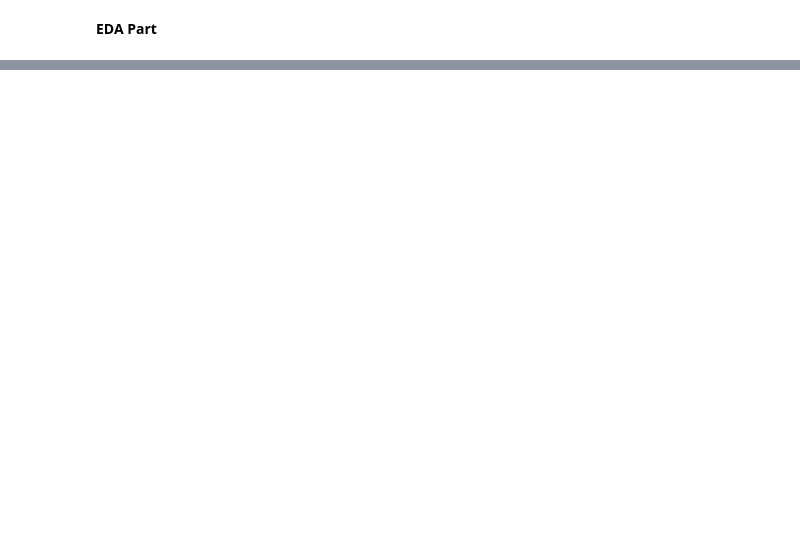
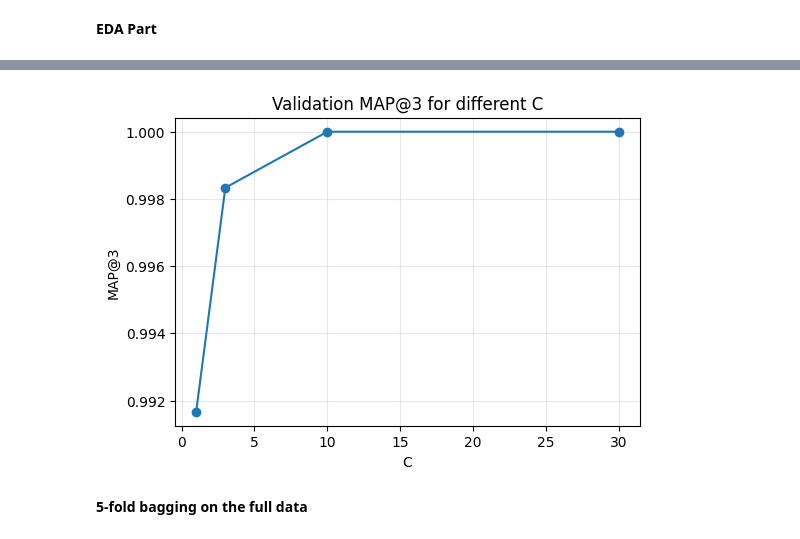
Before and after one commit to 22f1000828/DL-22f1000828-notebook-t22026, a Jupyter notebook: kaggle_notebook.ipynb, the cells around one changed output, grey strips where cells are left out. Cells and saved outputs as stored; diff of their text form; code cells hidden in the pictures; blank space fills up the shorter version.

```diff
--- a/kaggle_notebook.ipynb
+++ b/kaggle_notebook.ipynb
@@ -1084,0 +254,28 @@ If this is very unbalanced then my model is guessing one option too often.
+# %%
+q_idx = np.arange(len(train))
+tr_q, va_q = train_test_split(q_idx, test_size=0.15, random_state=42, stratify=y_q)
+
+X_tr, y_tr = X[rows_of(tr_q)], y[rows_of(tr_q)]
+X_va = X[rows_of(va_q)]
+
+results = []
+for C in [1, 3, 10, 30]:
+    m = LogisticRegression(C=C, class_weight='balanced', max_iter=3000)
+    m.fit(X_tr, y_tr)
+
+    probs = group_scores(m.decision_function(X_va), len(va_q))
+    pred = probs.argmax(axis=1)
+    results.append({
+        "C": C,
+        "val_acc": accuracy_score(y_q[va_q], pred),
+        "val_f1": f1_score(y_q[va_q], pred, average='macro'),
+        "val_map3": map_at_3(probs, y_q[va_q]),
+    })
+    print("C =", C, "-> acc:", round(results[-1]['val_acc'], 4), " map3:", round(results[-1]['val_map3'], 4))
+
+results = pd.DataFrame(results).sort_values("val_map3", ascending=False)
+BEST_C = float(results.iloc[0]['C'])
+print()
+print(results)
+print()
+print("Best C:", BEST_C)
@@ -1084,0 +295,13 @@ If this is very unbalanced then my model is guessing one option too often.
+# %%
+r = results.sort_values("C")
+plt.figure(figsize=(6, 4))
+plt.plot(r["C"], r["val_map3"], marker='o')
+plt.title("Validation MAP@3 for different C")
+plt.xlabel("C")
+plt.ylabel("MAP@3")
+plt.grid(True, alpha=0.3)
+plt.show()
+# %% [output]
+[figure, added]
+# %% [markdown]
+**5-fold bagging on the full data**
```
Also changed, not shown: parts of 91 cells of this notebook.
